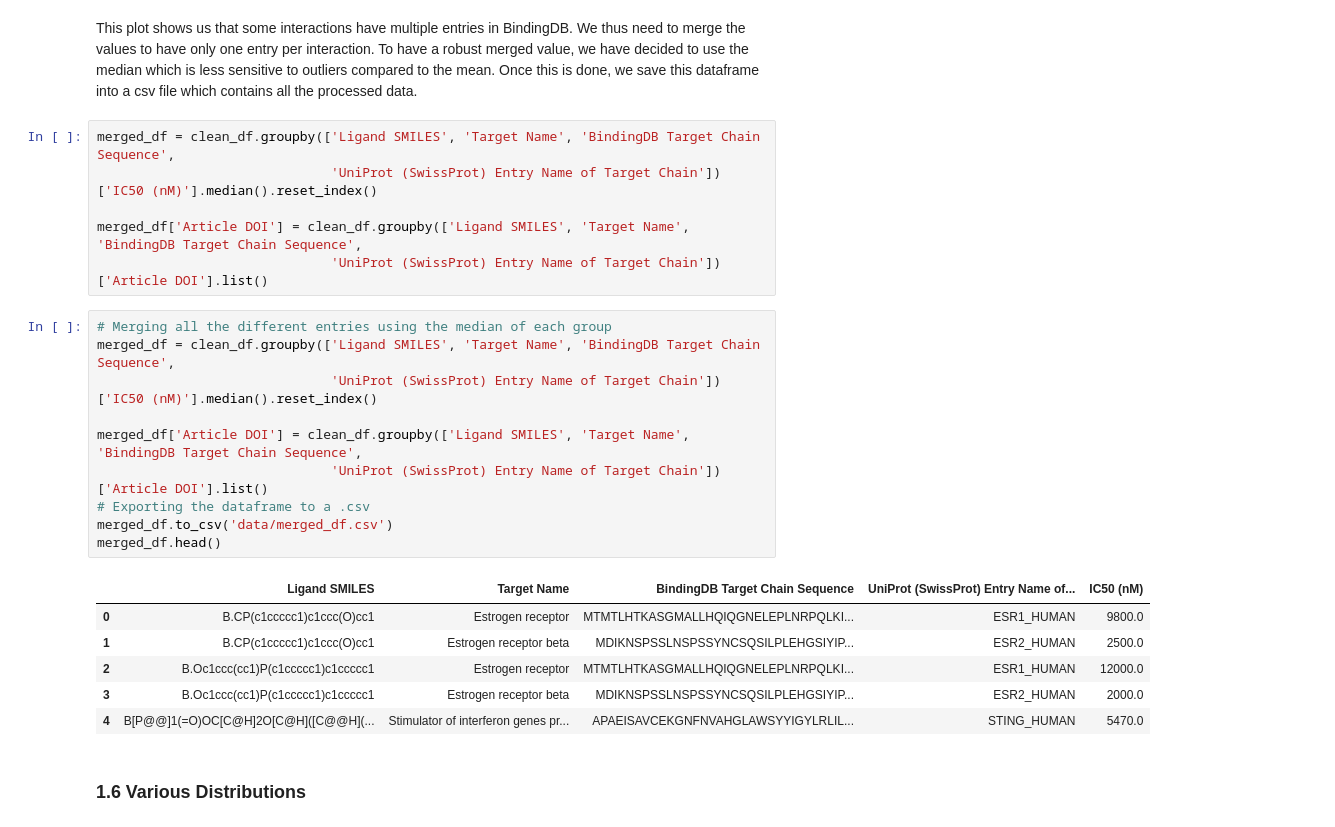
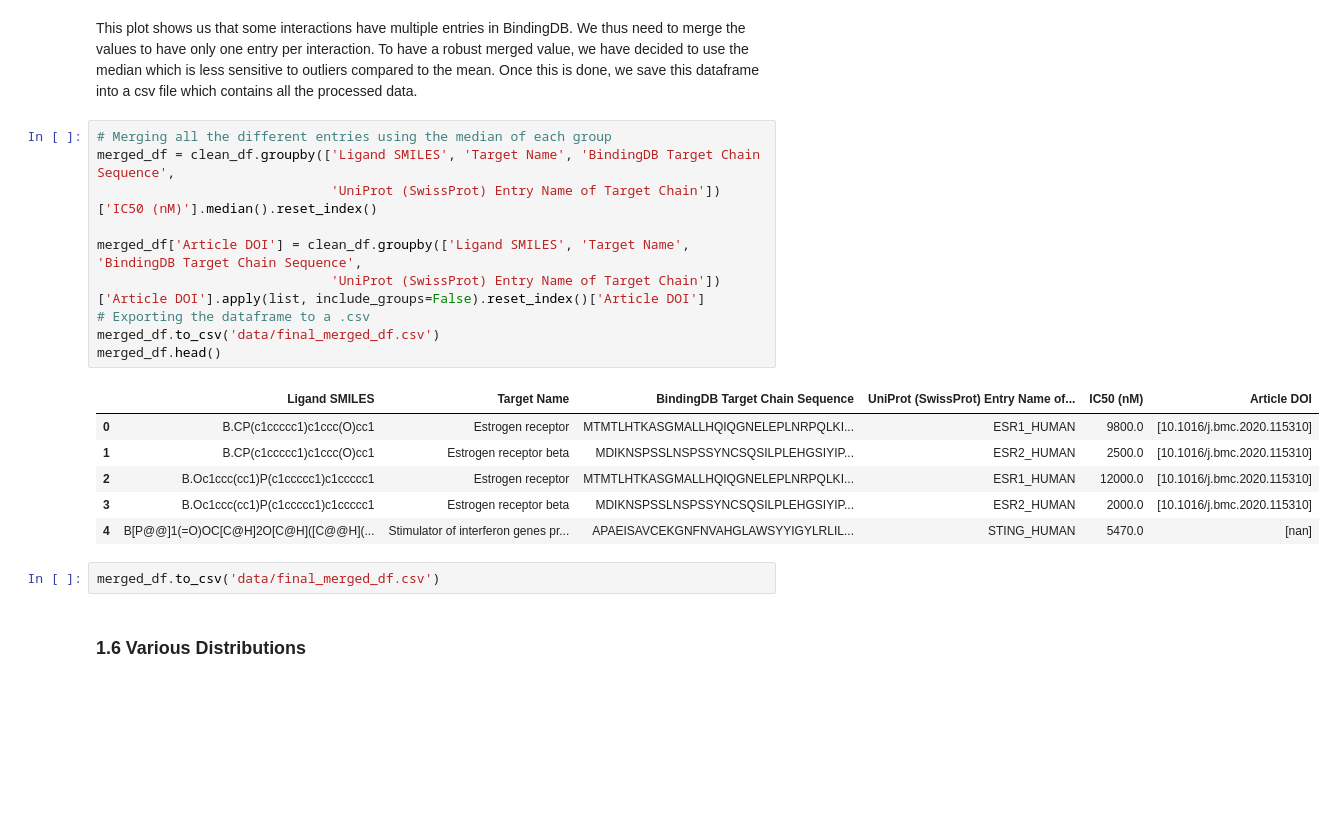
Before and after one commit to epfl-ada/ada-2024-project-abrac-adabra, a Jupyter notebook: results.ipynb, the cells around one changed output. Saved outputs shown, nothing was run; the diff lists cells and outputs as text; blank space fills up the shorter version.

```diff
--- a/results.ipynb
+++ b/results.ipynb
@@ -303,28 +303,24 @@ plt.ylabel('Count (log-scale)');
 This plot shows us that some interactions have multiple entries in BindingDB. We thus need to merge the values to have only one entry per interaction. To have a robust merged value, we have decided to use the median which is less sensitive to outliers compared to the mean.
 Once this is done, we save this dataframe into a csv file which contains all the processed data.
 # %%
+# Merging all the different entries using the median of each group
 merged_df = clean_df.groupby(['Ligand SMILES', 'Target Name', 'BindingDB Target Chain Sequence',
                               'UniProt (SwissProt) Entry Name of Target Chain'])['IC50 (nM)'].median().reset_index()
 
 merged_df['Article DOI'] = clean_df.groupby(['Ligand SMILES', 'Target Name', 'BindingDB Target Chain Sequence',
-                              'UniProt (SwissProt) Entry Name of Target Chain'])['Article DOI'].list()
+                              'UniProt (SwissProt) Entry Name of Target Chain'])['Article DOI'].apply(list, include_groups=False).reset_index()['Article DOI']
+# Exporting the dataframe to a .csv
+merged_df.to_csv('data/final_merged_df.csv')
+merged_df.head()
+# %% [output]
+|  | Ligand SMILES | Target Name | BindingDB Target Chain Sequence | UniProt (SwissProt) Entry Name of... | IC50 (nM) | Article DOI |
+| 0 | B.CP(c1ccccc1)c1ccc(O)cc1 | Estrogen receptor | MTMTLHTKASGMALLHQIQGNELEPLNRPQLKI... | ESR1_HUMAN | 9800.0 | [10.1016/j.bmc.2020.115310] |
+| 1 | B.CP(c1ccccc1)c1ccc(O)cc1 | Estrogen receptor beta | MDIKNSPSSLNSPSSYNCSQSILPLEHGSIYIP... | ESR2_HUMAN | 2500.0 | [10.1016/j.bmc.2020.115310] |
+| 2 | B.Oc1ccc(cc1)P(c1ccccc1)c1ccccc1 | Estrogen receptor | MTMTLHTKASGMALLHQIQGNELEPLNRPQLKI... | ESR1_HUMAN | 12000.0 | [10.1016/j.bmc.2020.115310] |
+| 3 | B.Oc1ccc(cc1)P(c1ccccc1)c1ccccc1 | Estrogen receptor beta | MDIKNSPSSLNSPSSYNCSQSILPLEHGSIYIP... | ESR2_HUMAN | 2000.0 | [10.1016/j.bmc.2020.115310] |
+| 4 | B[P@@]1(=O)OC[C@H]2O[C@H]([C@@H](... | Stimulator of interferon genes pr... | APAEISAVCEKGNFNVAHGLAWSYYIGYLRLIL... | STING_HUMAN | 5470.0 | [nan] |
-# %%
-# Merging all the different entries using the median of each group
-merged_df = clean_df.groupby(['Ligand SMILES', 'Target Name', 'BindingDB Target Chain Sequence',
-                              'UniProt (SwissProt) Entry Name of Target Chain'])['IC50 (nM)'].median().reset_index()
-
-merged_df['Article DOI'] = clean_df.groupby(['Ligand SMILES', 'Target Name', 'BindingDB Target Chain Sequence',
-                              'UniProt (SwissProt) Entry Name of Target Chain'])['Article DOI'].list()
-# Exporting the dataframe to a .csv
-merged_df.to_csv('data/merged_df.csv')
-merged_df.head()
-# %% [output]
-|  | Ligand SMILES | Target Name | BindingDB Target Chain Sequence | UniProt (SwissProt) Entry Name of... | IC50 (nM) |
-| 0 | B.CP(c1ccccc1)c1ccc(O)cc1 | Estrogen receptor | MTMTLHTKASGMALLHQIQGNELEPLNRPQLKI... | ESR1_HUMAN | 9800.0 |
-| 1 | B.CP(c1ccccc1)c1ccc(O)cc1 | Estrogen receptor beta | MDIKNSPSSLNSPSSYNCSQSILPLEHGSIYIP... | ESR2_HUMAN | 2500.0 |
-| 2 | B.Oc1ccc(cc1)P(c1ccccc1)c1ccccc1 | Estrogen receptor | MTMTLHTKASGMALLHQIQGNELEPLNRPQLKI... | ESR1_HUMAN | 12000.0 |
-| 3 | B.Oc1ccc(cc1)P(c1ccccc1)c1ccccc1 | Estrogen receptor beta | MDIKNSPSSLNSPSSYNCSQSILPLEHGSIYIP... | ESR2_HUMAN | 2000.0 |
-| 4 | B[P@@]1(=O)OC[C@H]2O[C@H]([C@@H](... | Stimulator of interferon genes pr... | APAEISAVCEKGNFNVAHGLAWSYYIGYLRLIL... | STING_HUMAN | 5470.0 |
+# %%
+merged_df.to_csv('data/final_merged_df.csv')
 # %% [markdown]
 ### 1.6 Various Distributions
 # %%
```
